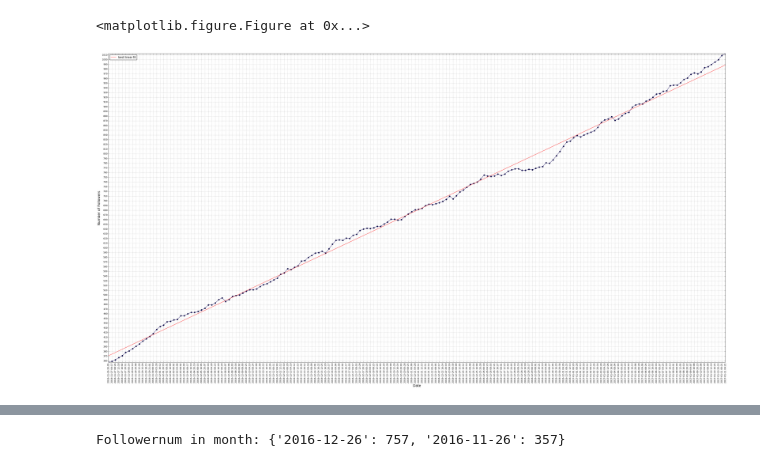
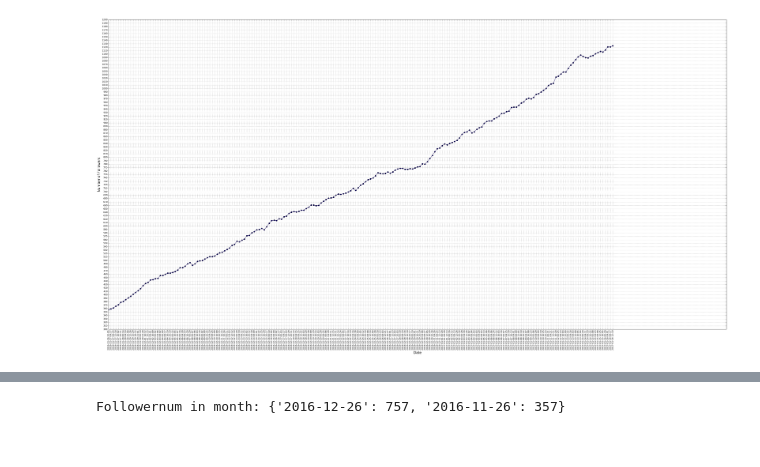
Before and after one commit to InstaPy/InstaPy, a Jupyter notebook: follow_num_plot/instapy.ipynb, the cells around one changed output, grey strips where cells are left out. Saved outputs shown, nothing was run; the diff lists cells and outputs as text; code cells hidden in the pictures.

```diff
--- a/follow_num_plot/instapy.ipynb
+++ b/follow_num_plot/instapy.ipynb
@@ -23,36 +112,23 @@ followerNum = [int(info[1].replace(',', '')) for info in information]
 # %%
-from sklearn import linear_model
-
 plt.figure(figsize=(50, 25))
 plt.xlabel('Date', fontsize=15)
 plt.ylabel('Number of Followers', fontsize=15)
-plt.grid(True)
 
 #plot the line
 plt.plot(range(len(dates)), followerNum, marker='o', color="#0c005c")
 
 #get the lowerbound "rounded down to 100"
 lowerbound = int(followerNum[0])
 lowerbound -= int(followerNum[0]) % 100
 
 #get the upperbound "rounded up to 100"
 upperbound = int(followerNum[-1])
 upperbound -= int(followerNum[-1]) % -100
 
 plt.xticks(range(len(dates)), dates, rotation='vertical')
 plt.yticks(range(lowerbound, upperbound + 1, 10))
 
-features=np.transpose(np.atleast_2d(np.arange(len(dates))))
-targets = followerNum
-
-regressor=linear_model.LinearRegression()
-regressor.fit(features,targets)
-
-linearpred=regressor.predict(features)
-plt.plot(features,linearpred,'r',label='best linear fit')
-
-plt.legend(loc=2,numpoints=1)
+plt.grid(True)
 plt.show()
 # %% [output]
-<matplotlib.figure.Figure at 0x...>
-[figure, old version]
+[figure, new version]
```
Also changed, not shown: parts of 16 cells of this notebook, 17 other files.
